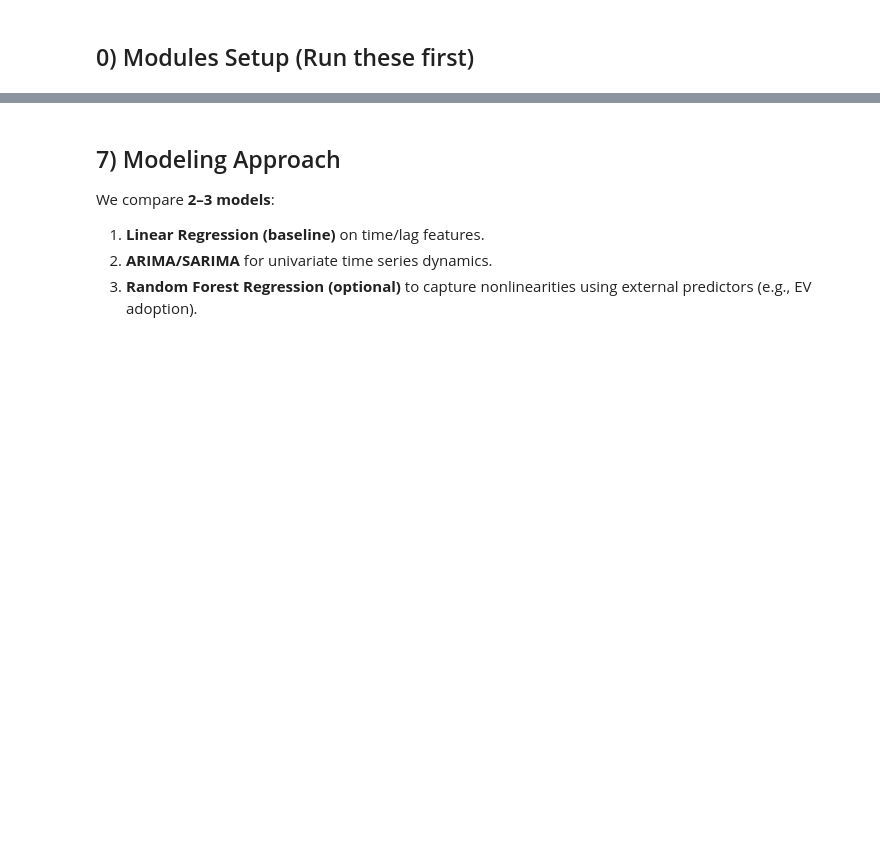
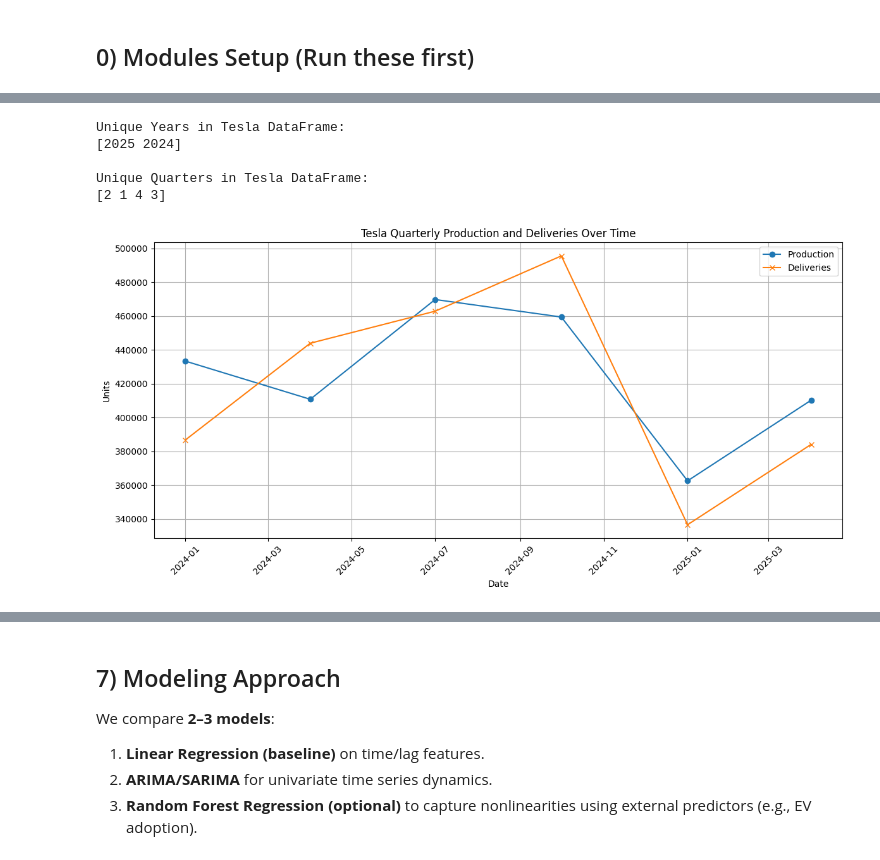
Before and after one commit to almuhannaalhinai/IS-4487, a Jupyter notebook: Group_2_[Tesla]_IS_4487_Project.ipynb, the cells around one changed output, grey strips where cells are left out. Cells and saved outputs as stored; diff of their text form; code cells hidden in the pictures; blank space fills up the shorter version.

```diff
--- a/Group_2_[Tesla]_IS_4487_Project.ipynb
+++ b/Group_2_[Tesla]_IS_4487_Project.ipynb
@@ -37,0 +53,13 @@ Place your CSVs in **`/content/drive/MyDrive/colab_data/tesla_project`** (or upl
+# %%
+# Load the data from the Excel file
+excel_file_path = '/content/EVDataExplorer2025.xlsx'
+df = pd.read_excel(excel_file_path)
+
+# Load the Tesla deliveries and production data
+tesla_file_path = '/content/CleanTeslaQuarterlyDeliveriesProductionDataset20242025sofar.xlsx'
+tesla_df = pd.read_excel(tesla_file_path)
+
+
+# Display the first few rows of the DataFrame to verify
+display(df.head())
+display(tesla_df.head())
@@ -41,0 +89,60 @@ Inspect structure, time ranges, summary stats, and visualize key trends.
+# %%
+
+
+# --- EDA for tesla_df ---
+print("--- Tesla Quarterly Deliveries & Production (tesla_df) ---")
+print("\nTesla DataFrame Info:")
+tesla_df.info()
+print("\nTesla DataFrame Shape:")
+print(tesla_df.shape)
+print("\nTesla DataFrame Descriptive Statistics:")
+display(tesla_df.describe())
+
+# Extract Year and Quarter from the 'date' column as they are not direct columns
+tesla_df['Year'] = tesla_df['date'].dt.year
+tesla_df['Quarter'] = tesla_df['date'].dt.quarter
+print("\nUnique Years in Tesla DataFrame:")
+print(tesla_df['Year'].unique())
+print("\nUnique Quarters in Tesla DataFrame:")
+print(tesla_df['Quarter'].unique())
+
+# Visualize Tesla Production and Deliveries
+# Combine Year and Quarter into a single datetime object for plotting
+tesla_df['Date'] = pd.to_datetime(tesla_df['Year'].astype(str) + '-Q' + tesla_df['Quarter'].astype(str))
+# Sort by Date to ensure correct time series plotting
+tesla_df = tesla_df.sort_values('Date')
+
+plt.figure(figsize=(12, 6))
+plt.plot(tesla_df['Date'], tesla_df['production'], label='Production', marker='o')
+plt.plot(tesla_df['Date'], tesla_df['deliveries'], label='Deliveries', marker='x')
+plt.xlabel('Date')
+plt.ylabel('Units')
+plt.title('Tesla Quarterly Production and Deliveries Over Time')
+plt.legend()
+plt.grid(True)
+plt.xticks(rotation=45) # Rotate x-axis labels for better readability
+plt.tight_layout()
+plt.show()
+
+# --- EDA for df (IEA EV Data Explorer) ---
+print("\n\n--- IEA EV Data Explorer (df) ---")
+print("\ndf DataFrame Info:")
+df.info()
+print("\ndf DataFrame Shape:")
+print(df.shape)
+print("\ndf DataFrame Descriptive Statistics:")
+display(df.describe())
+
+print("\nUnique Years in df DataFrame:")
+print(df['year'].unique()) # Corrected from 'Year'
+print("\nUnique Regions in df DataFrame:")
+print(df['region_country'].unique()) # Corrected from 'Region'
+print("\nUnique Powertrains in df DataFrame:")
+print(df['powertrain'].unique()) # Corrected from 'Powertrain'
+print("\nUnique Scenarios in df DataFrame:")
+print(df['parameter'].unique()) # Corrected from 'Scenario'
+print("\nUnique Metrics in df DataFrame:")
+print(df['unit'].unique()) # Corrected from 'Metric'
+print("\nUnique Categories in df DataFrame:")
+print(df['category'].unique()) # Corrected from 'Category'
+# %% [output]
@@ -41,0 +175,6 @@ Inspect structure, time ranges, summary stats, and visualize key trends.
+Unique Years in Tesla DataFrame:
+[2025 2024]
+
+Unique Quarters in Tesla DataFrame:
+[2 1 4 3]
+[figure, added]
```
Also changed, not shown: parts of 63 cells of this notebook.
